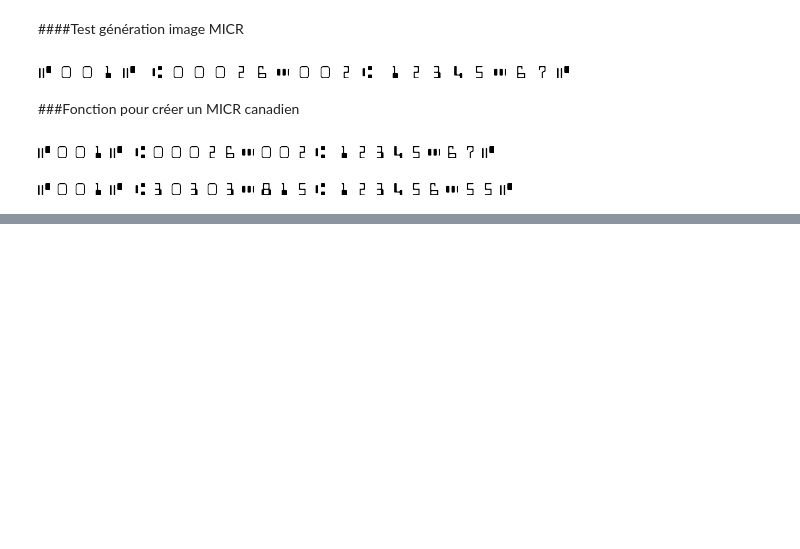
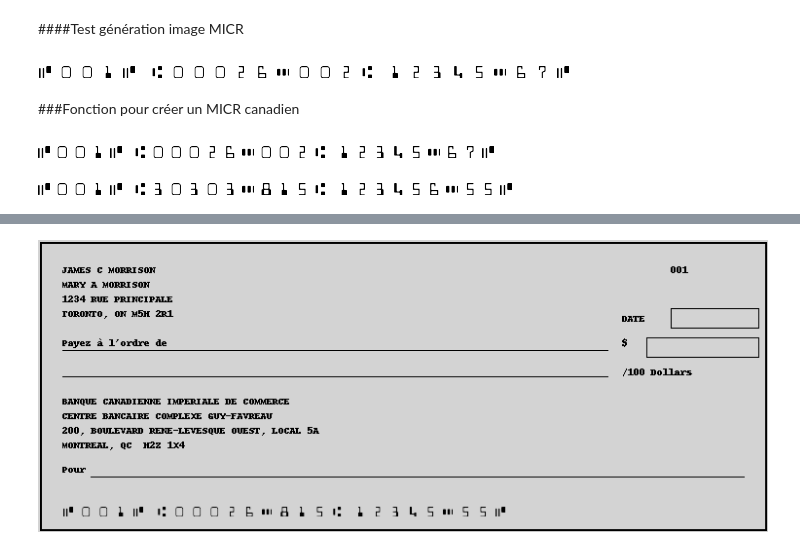
Before and after one commit to delemarchand2020/ExtractDataFromImageDoc, a Jupyter notebook: PoC_extraction_avec_VLM.ipynb, the cells around one changed output, grey strips where cells are left out. Drawn from its saved outputs; the diff is of its cells as text; code cells hidden in the pictures; blank space fills up the shorter version.

```diff
--- a/PoC_extraction_avec_VLM.ipynb
+++ b/PoC_extraction_avec_VLM.ipynb
@@ -367,0 +370,79 @@ display(canadian_micr_image)
+# %%
+import os
+from PIL import Image, ImageDraw, ImageFont
+import cairosvg
+from IPython.display import display
+
+# Fonction pour créer un chèque factice inspiré de l'image fournie
+def create_fake_cheque(serial_number, account_number, ctrl, transit_number, institution_number, client_address, bank_info, font_size=10.5, svg_folder='./', spacing_factor=0.8, border_size=10):
+    # Créer une image de fond pour le chèque
+    cheque_width = 750
+    cheque_height = 300
+    cheque_image = Image.new('RGB', (cheque_width, cheque_height), 'lightgray')  # Fond gris
+    draw = ImageDraw.Draw(cheque_image)
+
+    # Ajouter les coordonnées du client
+    font = ImageFont.load_default()  # Utiliser une police par défaut pour l'exemple
+    draw.text((25, 25), client_address, fill="black", font=font)
+
+    # Ajouter le numéro de chèque
+    draw.text((650, 25), f"{serial_number}", fill="black", font=font)
+
+    # Ajouter la date encadrée
+    draw.text((600, 75), f"DATE", fill="black", font=font)
+    draw.rectangle([(650, 70), (740, 90)], outline="black", width=1)
+
+    # Ajouter les lignes de payee et montant
+    payee_text = "Payez à l'ordre de"
+    draw.text((25, 100), payee_text, fill="black", font=font)
+    payee_text_bbox = draw.textbbox((25, 100), payee_text, font=font)
+    draw.line([(25, payee_text_bbox[3] + 2), (585, payee_text_bbox[3] + 2)], fill="black", width=1)  # Aligner sur le bas du texte
+
+    # Ajouter la seconde ligne pour le montant en mots
+    draw.line([(25, 140), (585, 140)], fill="black", width=1)
+
+    # Encadré pour le montant
+    draw.text((600, 100), "$", fill="black", font=font)
+    draw.rectangle([(625, 100), (740, 120)], outline="black", width=1)
+
+    # Aligner le texte "/100 Dollars" avec la ligne du montant en mots
+    draw.text((600, 160 - 30), "/100 Dollars", fill="black", font=font)  # Ajuster 140 pour l'aligner avec la ligne
+
+    # Ajouter les informations bancaires
+    draw.text((25, 160), bank_info, fill="black", font=font)
+
+    # Ajouter la ligne de mémo
+    memo_text = "Pour"
+    draw.text((25, 230), memo_text, fill="black", font=font)
+    memo_text_bbox = draw.textbbox((25, 230), memo_text, font=font)
+    draw.line([(memo_text_bbox[2] + 5, memo_text_bbox[3] + 2), (725, memo_text_bbox[3] + 2)], fill="black", width=1)  # Aligner sur le bas du texte
+
+    # Ajouter un cadre autour du rectangle du chèque
+    frame_width = 2  # Largeur du cadre plus fine
+    draw.rectangle([(frame_width, frame_width), (cheque_width - frame_width, cheque_height - frame_width)], outline="black", width=frame_width)
+
+    # Générer l'image MICR
+    micr_code = f'{serial_number} {transit_number} {institution_number} {account_number} {ctrl}'
+
+    micr_image = generate_canadian_micr_code(serial_number, account_number, ctrl, transit_number, institution_number, font_size, svg_folder, spacing_factor, border_size)
+
+    # Calculer la position pour coller l'image MICR au plus bas possible et alignée à gauche
+    micr_x = 25
+    micr_y = cheque_height - micr_image.height - 15  # Ajuster cette valeur pour que la ligne MICR soit au plus bas
+
+    # Coller l'image MICR sur le chèque
+    cheque_image.paste(micr_image, (micr_x, micr_y), micr_image)
+
+    return cheque_image, micr_code
+
+# Coordonnées du client et de la banque
+client_address = "JAMES C MORRISON\nMARY A MORRISON\n1234 RUE PRINCIPALE\nTORONTO, ON M5H 2R1"
+bank_info = "BANQUE CANADIENNE IMPERIALE DE COMMERCE\nCENTRE BANCAIRE COMPLEXE GUY-FAVREAU\n200, BOULEVARD RENE-LEVESQUE OUEST, LOCAL 5A\nMONTREAL, QC  H2Z 1X4"
+
+# Exemple d'utilisation
+fake_cheque_image, micr_code = create_fake_cheque('001', '12345', '55', '00026', '815', client_address, bank_info, font_size=10.5, svg_folder='./', spacing_factor=0.5, border_size=1)
+
+# Afficher l'image
+display(fake_cheque_image)
+# %% [output]
+[figure, added]
```
Also changed, not shown: parts of 4 cells of this notebook.
